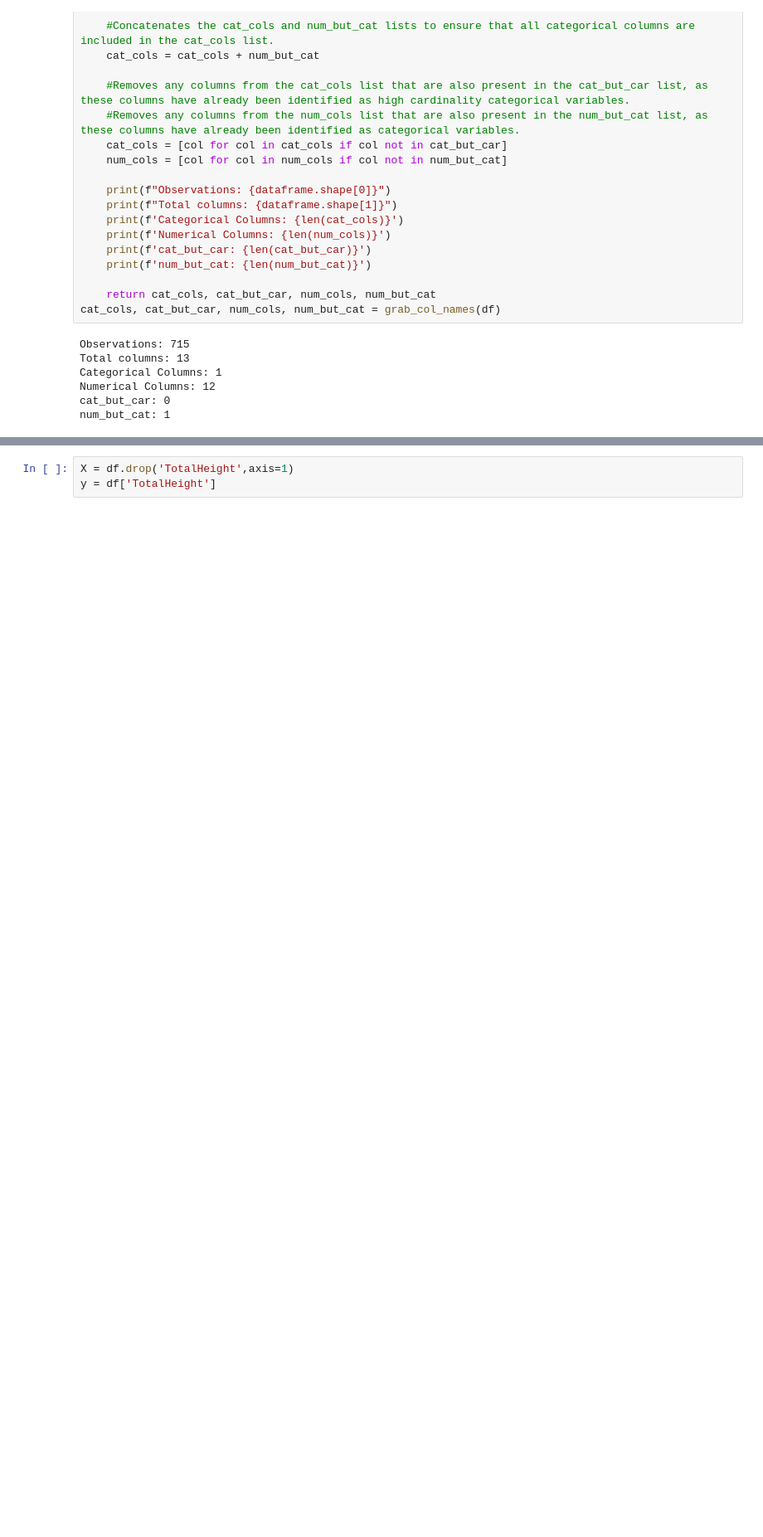
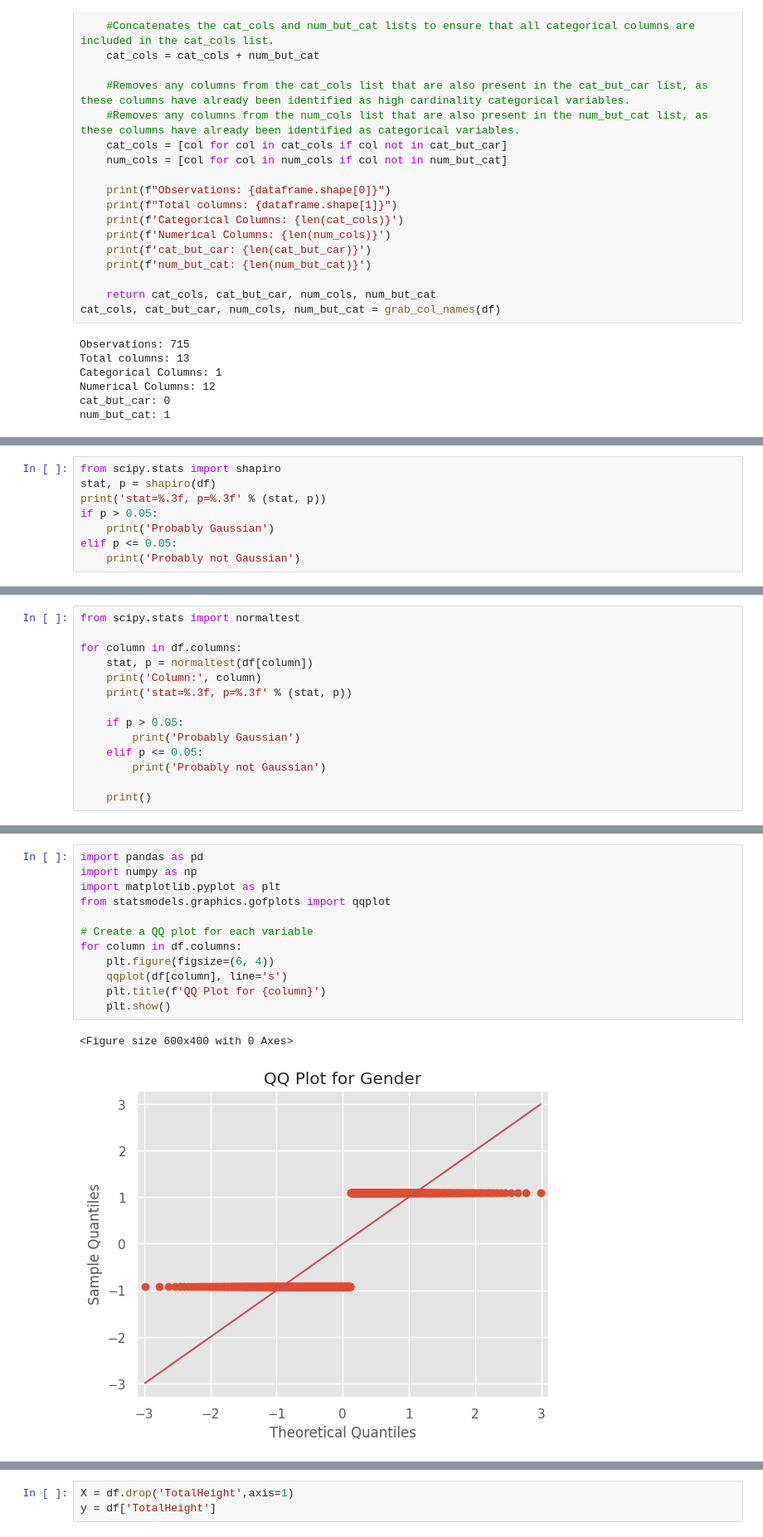
Before and after one commit to hasancatalgol/body_measurement_prediction, a Jupyter notebook: body_measurement_prediction.ipynb, the cells around one changed output, grey strips where cells are left out. Shown at 83% size. Drawn from its saved outputs; the diff is of its cells as text; blank space fills up the shorter version.

```diff
--- a/body_measurement_prediction.ipynb
+++ b/body_measurement_prediction.ipynb
@@ -253,0 +283,8 @@ plt.show()
+# %%
+from scipy.stats import shapiro
+stat, p = shapiro(df)
+print('stat=%.3f, p=%.3f' % (stat, p))
+if p > 0.05:
+	print('Probably Gaussian')
+elif p <= 0.05:
+	print('Probably not Gaussian')
@@ -253,0 +339,14 @@ plt.show()
+# %%
+from scipy.stats import normaltest
+
+for column in df.columns:
+    stat, p = normaltest(df[column])
+    print('Column:', column)
+    print('stat=%.3f, p=%.3f' % (stat, p))
+
+    if p > 0.05:
+        print('Probably Gaussian')
+    elif p <= 0.05:
+        print('Probably not Gaussian')
+
+    print()
@@ -253,0 +373,15 @@ plt.show()
+# %%
+import pandas as pd
+import numpy as np
+import matplotlib.pyplot as plt
+from statsmodels.graphics.gofplots import qqplot
+
+# Create a QQ plot for each variable
+for column in df.columns:
+    plt.figure(figsize=(6, 4))
+    qqplot(df[column], line='s')
+    plt.title(f'QQ Plot for {column}')
+    plt.show()
+# %% [output]
+<Figure size 600x400 with 0 Axes>
+[figure, added]
```
Also changed, not shown: parts of 16 cells of this notebook.
